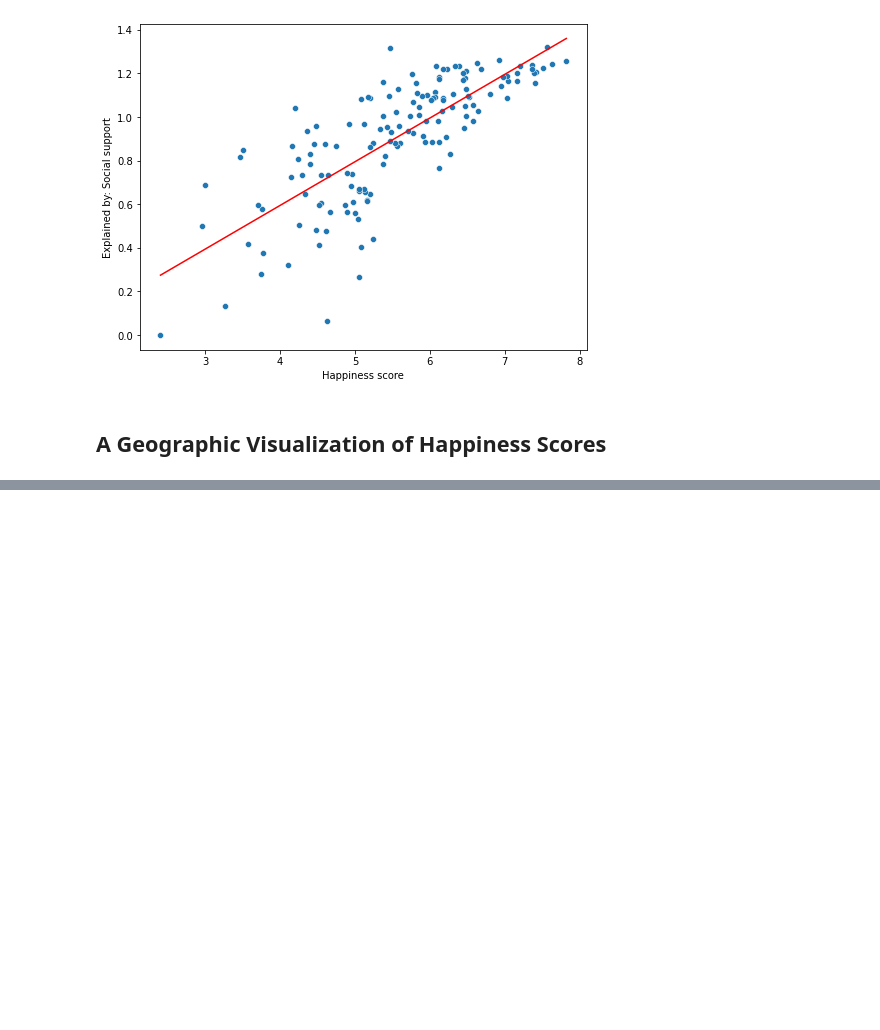
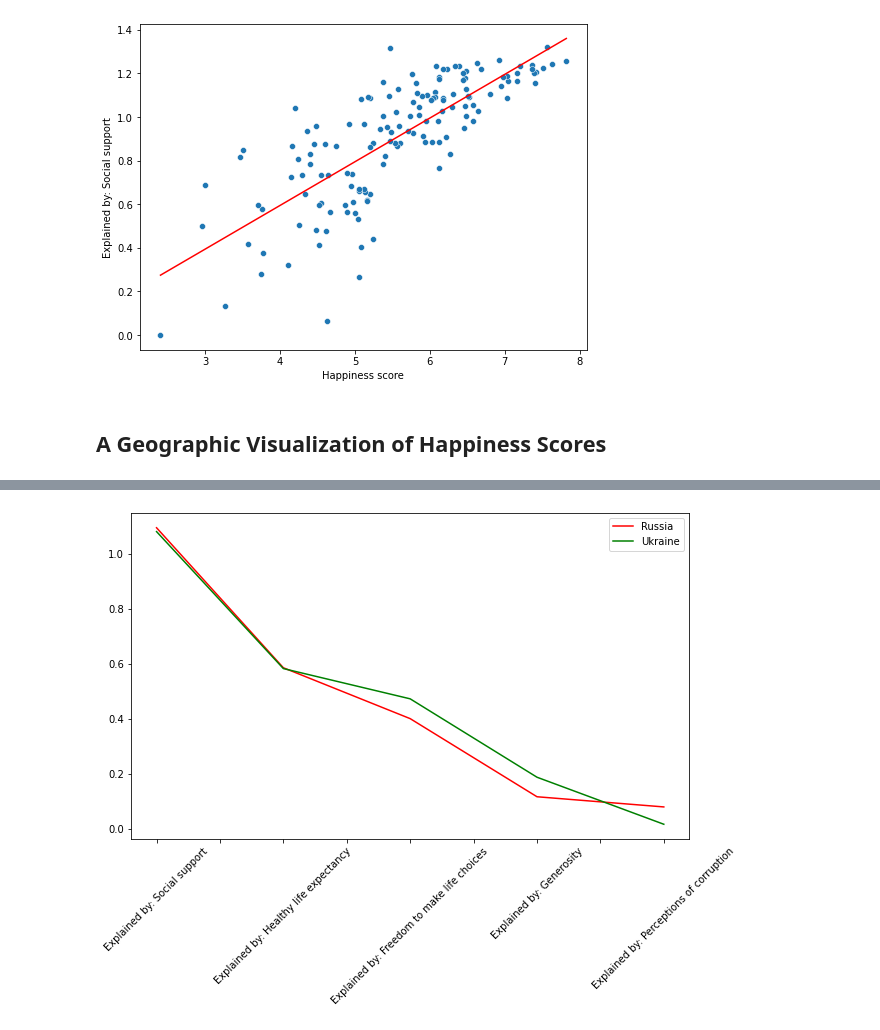
Before and after one commit to terrafirmatrekker/WHR2022EDA, a Jupyter notebook: WorldHappinessReport22EDA.ipynb, the cells around one changed output, grey strips where cells are left out. Drawn from its saved outputs; the diff is of its cells as text; code cells hidden in the pictures; blank space fills up the shorter version.

```diff
--- a/WorldHappinessReport22EDA.ipynb
+++ b/WorldHappinessReport22EDA.ipynb
@@ -309,0 +334,3 @@ iplot(choromap3)
+# %%
+rus_vs_ukr = clean_data[clean_data['Country'].isin(["Russia","Ukraine"])]
+rus_vs_ukr
@@ -309,0 +341,9 @@ iplot(choromap3)
+# %%
+rus_vs_ukr.iloc[0,5:].plot(color = 'r', figsize = (10,6))
+rus_vs_ukr.iloc[1,5:].plot(color = 'g', figsize = (10,6))
+plt.xticks(rotation=45)
+labels=['Russia','Ukraine']
+plt.legend(labels)
+plt.show()
+# %% [output]
+[figure, added]
```
Also changed, not shown: parts of 6 cells of this notebook.
